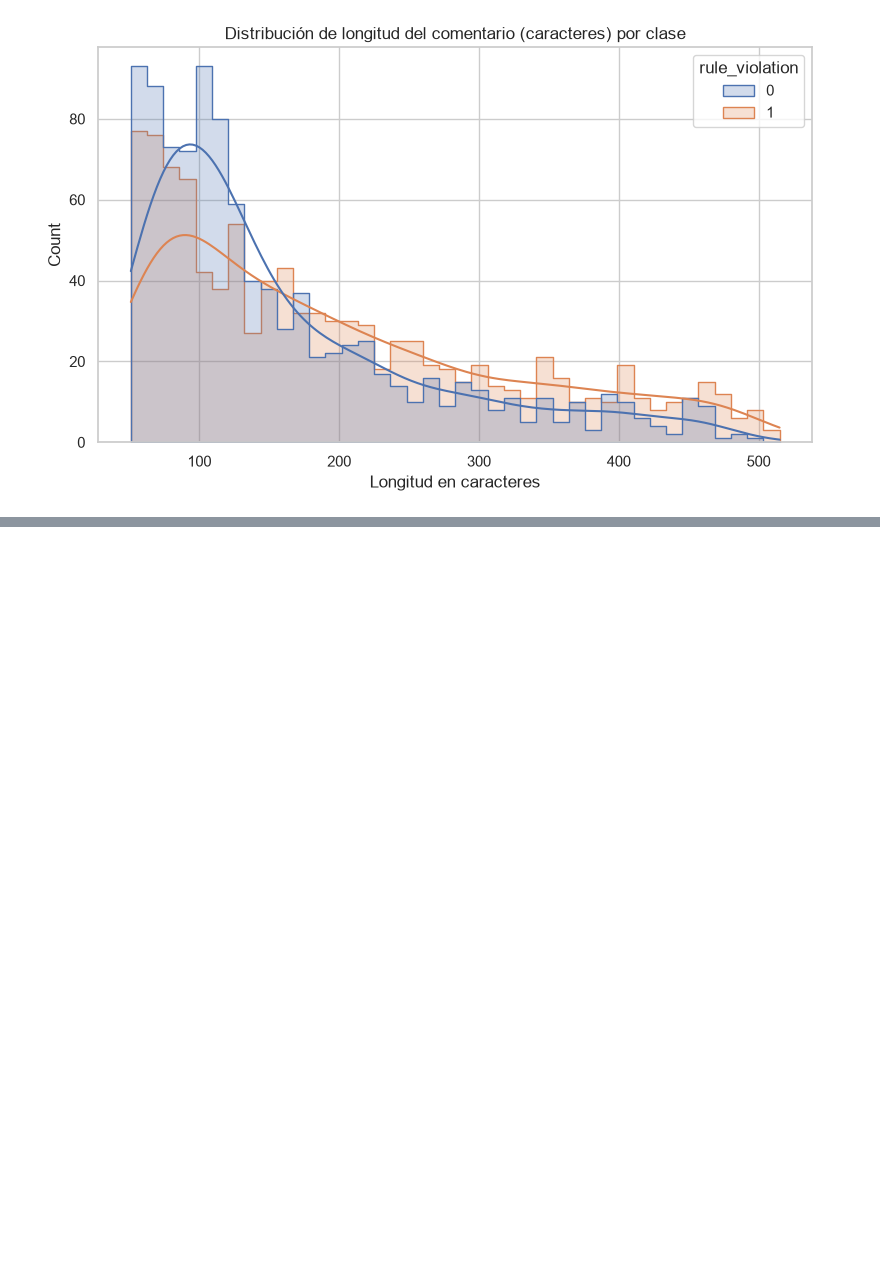
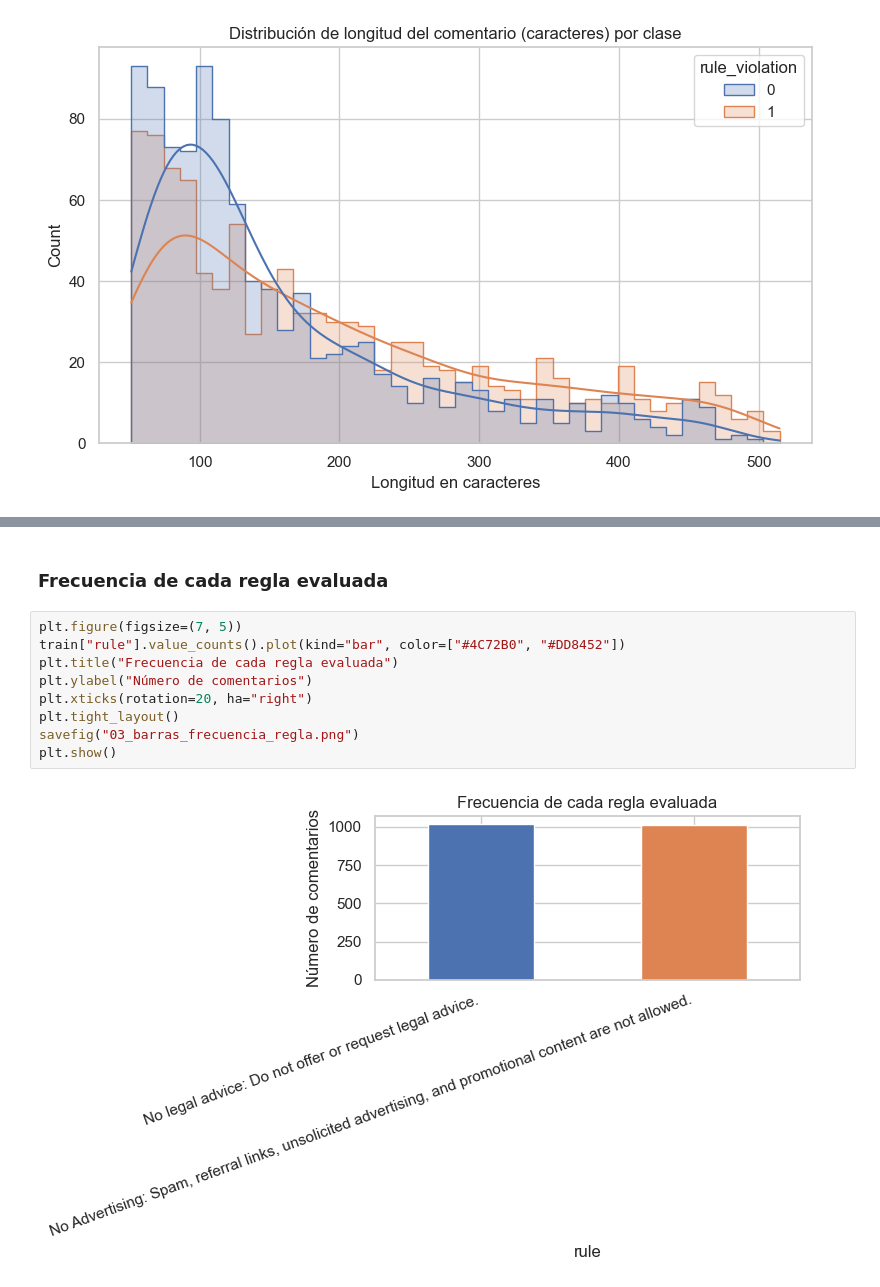
Before and after one commit to belennmm/DataS_Proyecto2, a Jupyter notebook: Proyecto2Analisis.ipynb, the cells around one changed output, grey strips where cells are left out. Drawn from its saved outputs; the diff is of its cells as text; blank space fills up the shorter version.

```diff
--- a/Proyecto2Analisis.ipynb
+++ b/Proyecto2Analisis.ipynb
@@ -578,0 +592,13 @@ plt.show()
+# %% [markdown]
+### Frecuencia de cada regla evaluada
+# %%
+plt.figure(figsize=(7, 5))
+train["rule"].value_counts().plot(kind="bar", color=["#4C72B0", "#DD8452"])
+plt.title("Frecuencia de cada regla evaluada")
+plt.ylabel("Número de comentarios")
+plt.xticks(rotation=20, ha="right")
+plt.tight_layout()
+savefig("03_barras_frecuencia_regla.png")
+plt.show()
+# %% [output]
+[figure, added]
```
Also changed, not shown: parts of 6 cells of this notebook, 4 other files.
